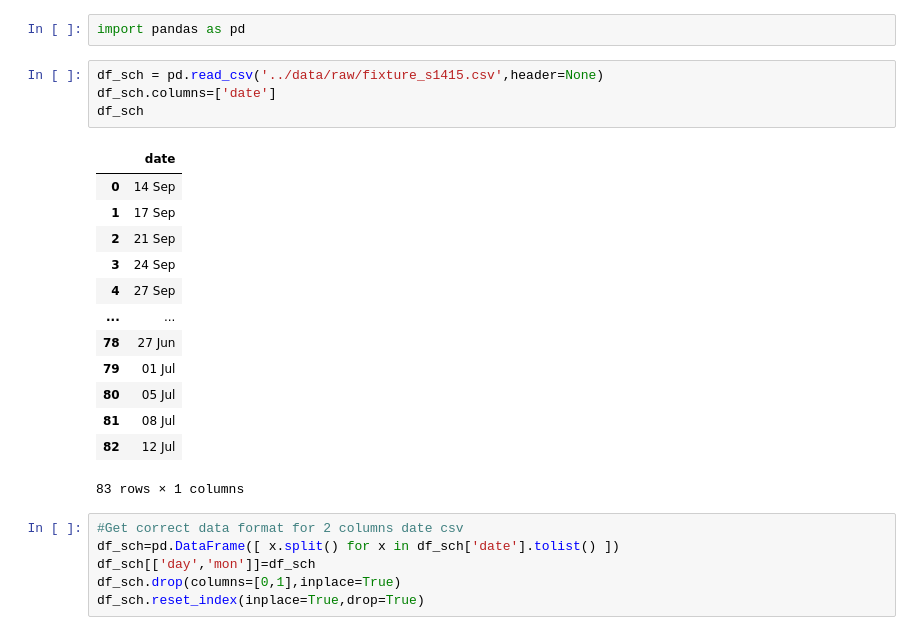
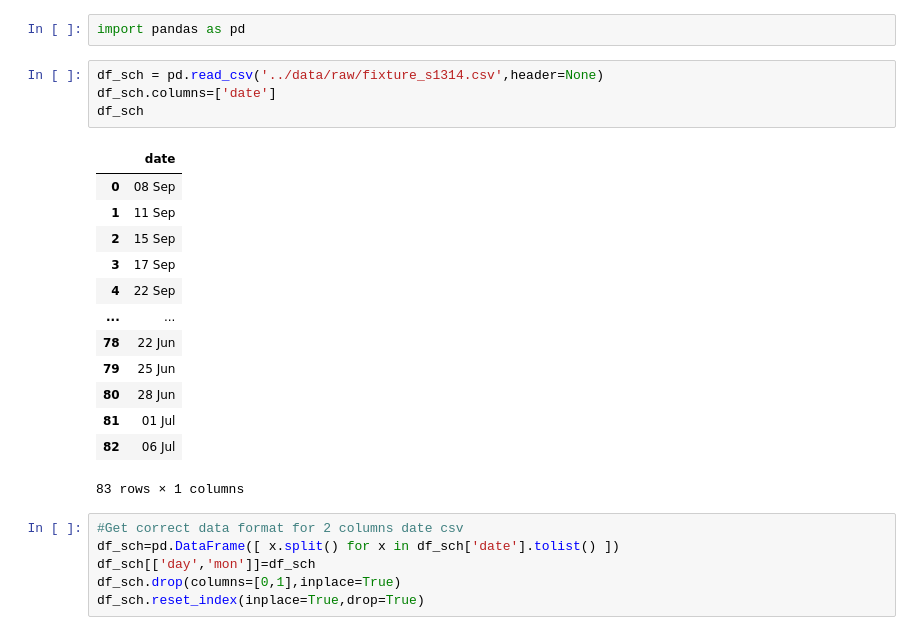
Before and after one commit to heodi510/hk-horse-racing, a Jupyter notebook: nbs/extract_sch_from_csv.ipynb, the cells around one changed output. Drawn from its saved outputs; the diff is of its cells as text.

```diff
--- a/nbs/extract_sch_from_csv.ipynb
+++ b/nbs/extract_sch_from_csv.ipynb
@@ -1,22 +1,22 @@
 # %%
 import pandas as pd
 # %%
-df_sch = pd.read_csv('../data/raw/fixture_s1415.csv',header=None)
+df_sch = pd.read_csv('../data/raw/fixture_s1314.csv',header=None)
 df_sch.columns=['date']
 df_sch
 # %% [output]
 |  | date |
-| 0 | 14 Sep |
-| 1 | 17 Sep |
-| 2 | 21 Sep |
-| 3 | 24 Sep |
-| 4 | 27 Sep |
+| 0 | 08 Sep |
+| 1 | 11 Sep |
+| 2 | 15 Sep |
+| 3 | 17 Sep |
+| 4 | 22 Sep |
 | ... | ... |
-| 78 | 27 Jun |
-| 79 | 01 Jul |
-| 80 | 05 Jul |
-| 81 | 08 Jul |
-| 82 | 12 Jul |
+| 78 | 22 Jun |
+| 79 | 25 Jun |
+| 80 | 28 Jun |
+| 81 | 01 Jul |
+| 82 | 06 Jul |
 83 rows × 1 columns
 # %%
 #Get correct data format for 2 columns date csv
```
Also changed, not shown: parts of 3 cells of this notebook, 30 other files.
